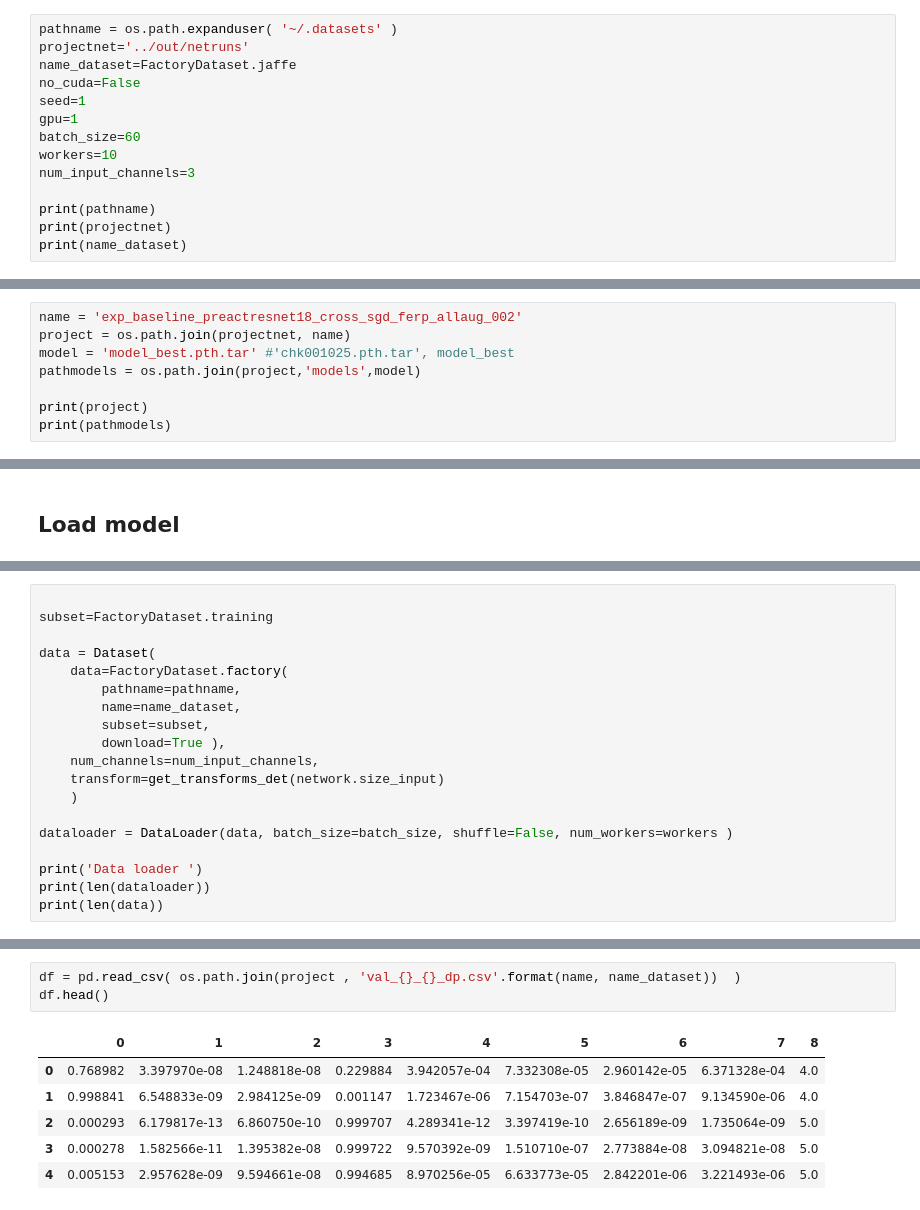
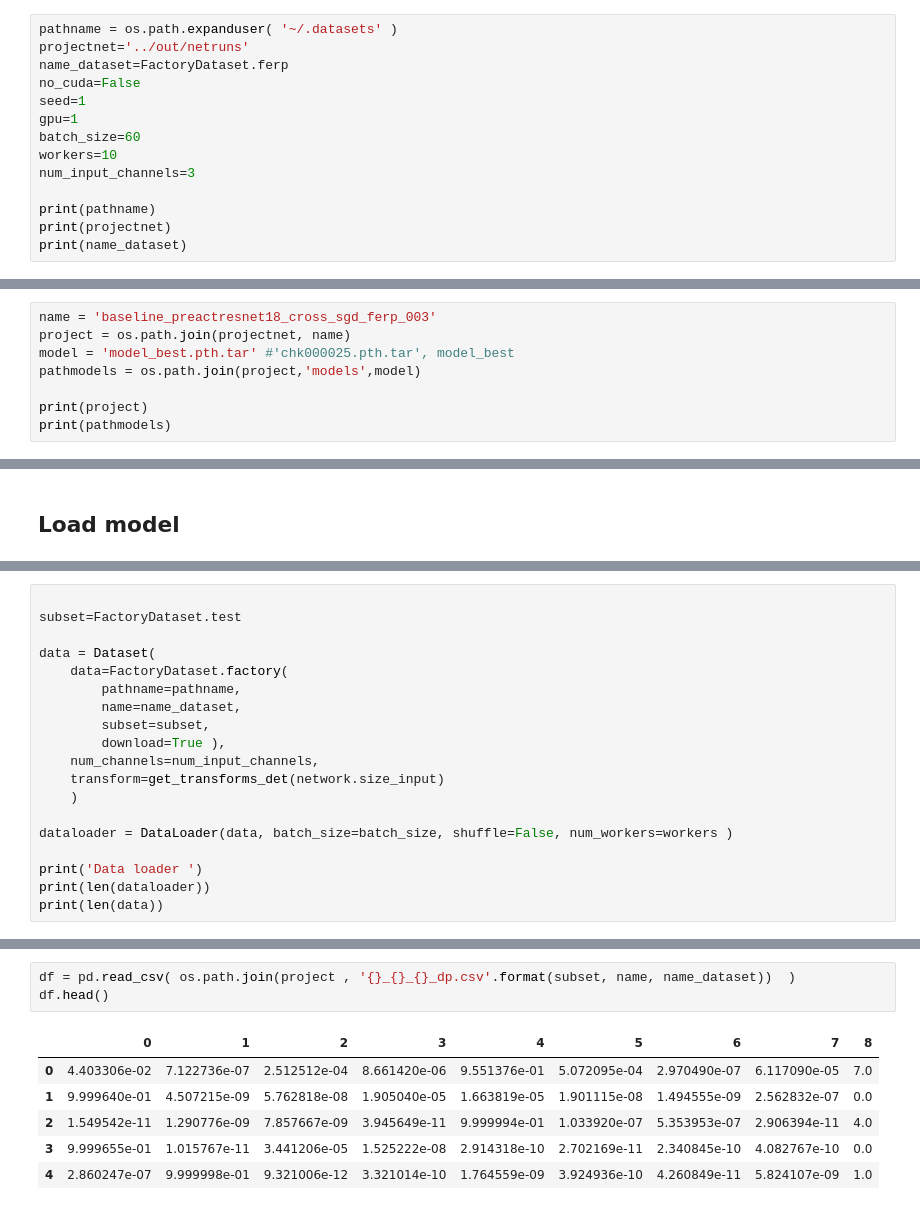
Before and after one commit to pedrodiamel/pytorch-classification, a Jupyter notebook: books/test_model.ipynb, the cells around one changed output, grey strips where cells are left out. Drawn from its saved outputs; the diff is of its cells as text.

```diff
--- a/books/test_model.ipynb
+++ b/books/test_model.ipynb
@@ -26,7 +26,7 @@ from sklearn import metrics
 # %%
 pathname = os.path.expanduser( '~/.datasets' )
 projectnet='../out/netruns'
-name_dataset=FactoryDataset.jaffe
+name_dataset=FactoryDataset.ferp
 no_cuda=False
 seed=1
 gpu=1
@@ -55,9 +58,9 @@ exp_baseline_preactresnet18_cross_sgd_svhn_aug_001
 exp_baseline_preactresnet34_cross_sgd_cifar100_aug_001
 exp_baseline_preactresnet34_cross_sgd_cifar10_aug_001
 # %%
-name = 'exp_baseline_preactresnet18_cross_sgd_ferp_allaug_002'
+name = 'baseline_preactresnet18_cross_sgd_ferp_003'
 project = os.path.join(projectnet, name)
-model = 'model_best.pth.tar' #'chk001025.pth.tar', model_best
+model = 'model_best.pth.tar' #'chk000025.pth.tar', model_best
 pathmodels = os.path.join(project,'models',model)
 
 print(project)
@@ -88,7 +91,7 @@ Without the incoming socket you cannot receive events from the server or registe
 => loaded checkpoint for preactresnet18 arch!
 # %%
 
-subset=FactoryDataset.training
+subset=FactoryDataset.test
 
 data = Dataset(
     data=FactoryDataset.factory(
@@ -121,14 +124,14 @@ dir: ../out/netruns/exp_baseline_preactresnet18_cross_sgd_ferp_allaug_002
 DONE!!!
 # %%
-df = pd.read_csv( os.path.join(project , 'val_{}_{}_dp.csv'.format(name, name_dataset))  )
+df = pd.read_csv( os.path.join(project , '{}_{}_{}_dp.csv'.format(subset, name, name_dataset))  )
 df.head()
 # %% [output]
 |  | 0 | 1 | 2 | 3 | 4 | 5 | 6 | 7 | 8 |
-| 0 | 0.768982 | 3.397970e-08 | 1.248818e-08 | 0.229884 | 3.942057e-04 | 7.332308e-05 | 2.960142e-05 | 6.371328e-04 | 4.0 |
-| 1 | 0.998841 | 6.548833e-09 | 2.984125e-09 | 0.001147 | 1.723467e-06 | 7.154703e-07 | 3.846847e-07 | 9.134590e-06 | 4.0 |
-| 2 | 0.000293 | 6.179817e-13 | 6.860750e-10 | 0.999707 | 4.289341e-12 | 3.397419e-10 | 2.656189e-09 | 1.735064e-09 | 5.0 |
-| 3 | 0.000278 | 1.582566e-11 | 1.395382e-08 | 0.999722 | 9.570392e-09 | 1.510710e-07 | 2.773884e-08 | 3.094821e-08 | 5.0 |
-| 4 | 0.005153 | 2.957628e-09 | 9.594661e-08 | 0.994685 | 8.970256e-05 | 6.633773e-05 | 2.842201e-06 | 3.221493e-06 | 5.0 |
+| 0 | 4.403306e-02 | 7.122736e-07 | 2.512512e-04 | 8.661420e-06 | 9.551376e-01 | 5.072095e-04 | 2.970490e-07 | 6.117090e-05 | 7.0 |
+| 1 | 9.999640e-01 | 4.507215e-09 | 5.762818e-08 | 1.905040e-05 | 1.663819e-05 | 1.901115e-08 | 1.494555e-09 | 2.562832e-07 | 0.0 |
+| 2 | 1.549542e-11 | 1.290776e-09 | 7.857667e-09 | 3.945649e-11 | 9.999994e-01 | 1.033920e-07 | 5.353953e-07 | 2.906394e-11 | 4.0 |
+| 3 | 9.999655e-01 | 1.015767e-11 | 3.441206e-05 | 1.525222e-08 | 2.914318e-10 | 2.702169e-11 | 2.340845e-10 | 4.082767e-10 | 0.0 |
+| 4 | 2.860247e-07 | 9.999998e-01 | 9.321006e-12 | 3.321014e-10 | 1.764559e-09 | 3.924936e-10 | 4.260849e-11 | 5.824107e-09 | 1.0 |
 # %%
 result = df.as_matrix()
 yhat = np.argmax( result[:,:-1], axis=1 )
```
Also changed, not shown: parts of 10 cells of this notebook, 5 other files.
